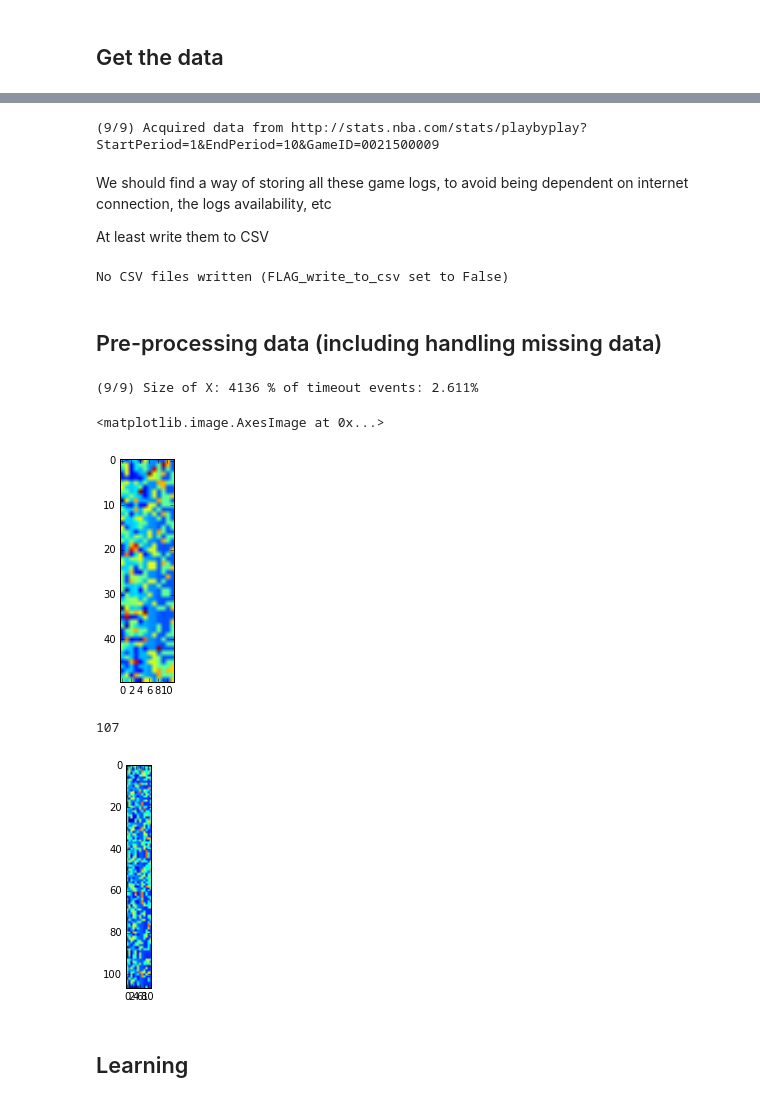
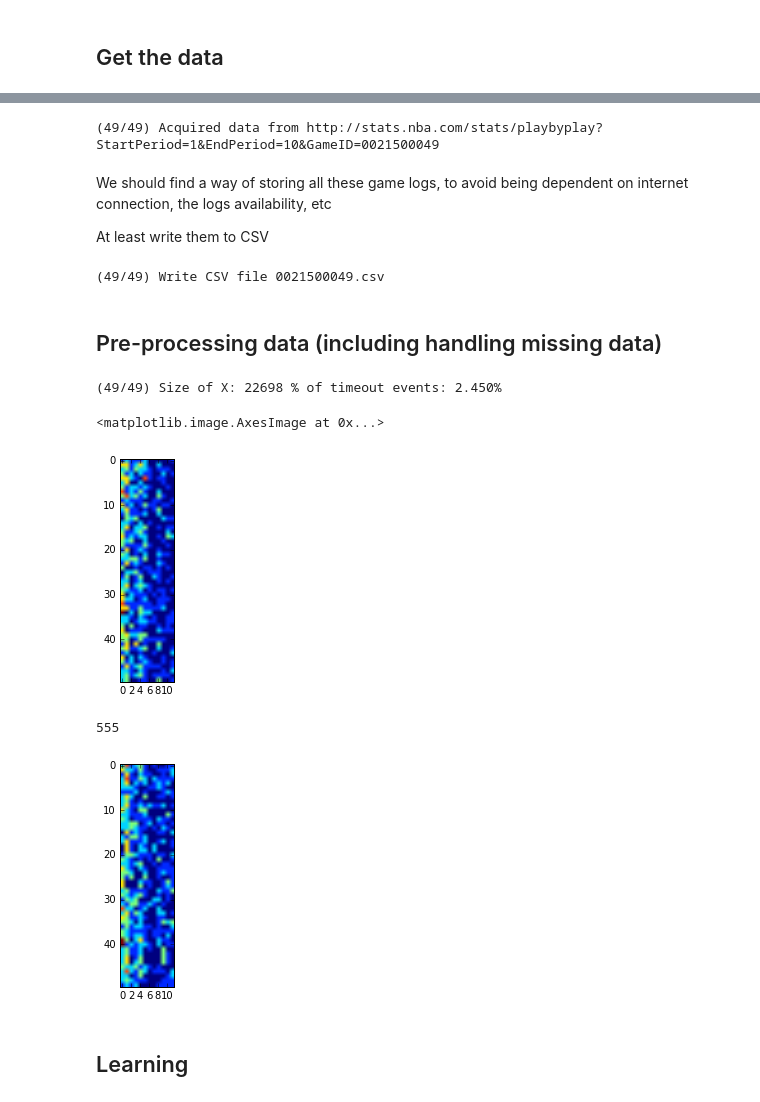
Before and after one commit to joaopcoelho/tiles, a Jupyter notebook: tiles.ipynb, the cells around one changed output, grey strips where cells are left out. Drawn from its saved outputs; the diff is of its cells as text; code cells hidden in the pictures.

```diff
--- a/tiles.ipynb
+++ b/tiles.ipynb
@@ -43,13 +40,15 @@ base_pbp_url = 'http://stats.nba.com/stats/playbyplay?StartPeriod=1&EndPeriod=10
 from tilestools import get_gameID
 
 games = []
-season = 2015
-typ = 'R'
-total_games = 10
+seasons = [2015]
+types = ['R']
+total_games = 50
 
 for num in range(1,total_games):
-    gameid = get_gameID(season, typ, num)
-    games.append(gameid)
+    for seas in seasons:
+        for t in types:
+            gameid = get_gameID(seas, t, num)
+            games.append(gameid)
 
 # complete URL list
 
@@ -74,7 +73,7 @@ for playbyplay_url in pbp_url_list:
     print("({}/{}) Acquired data from {}".format(j, len(pbp_url_list), playbyplay_url))
     sys.stdout.flush()
 # %% [output]
-(9/9) Acquired data from http://stats.nba.com/stats/playbyplay?StartPeriod=1&EndPeriod=10&GameID=0021500009
+(49/49) Acquired data from http://stats.nba.com/stats/playbyplay?StartPeriod=1&EndPeriod=10&GameID=0021500049
 # %% [markdown]
 We should find a way of storing all these game logs, to avoid being dependent on internet connection, the logs availability, etc
 
@@ -85,7 +84,7 @@ At least write them to CSV
 
 import os
 
-FLAG_write_to_csv = False
+FLAG_write_to_csv = True
 
 if FLAG_write_to_csv is True:
     i=0
@@ -95,7 +94,7 @@ if FLAG_write_to_csv is True:
         df_raw_list[i].to_csv(os.path.join(basefolder, filename))
 
         clear_output(wait=True)
-        print("({}/{}) Write CSV file {}".format(i, len(games), filename))
+        print("({}/{}) Write CSV file {}".format(i+1, len(games), filename))
         sys.stdout.flush()
 
         i+=1
@@ -103,7 +102,7 @@ if FLAG_write_to_csv is True:
 else:
     print("No CSV files written (FLAG_write_to_csv set to False)")
 # %% [output]
-No CSV files written (FLAG_write_to_csv set to False)
+(49/49) Write CSV file 0021500049.csv
 # %% [markdown]
 ## Pre-processing data (including handling missing data)
 # %%
@@ -178,7 +177,7 @@ for df_raw in df_raw_list:
     print("({}/{}) Size of X: {} % of timeout events: {:.3f}%".format(j,len(df_raw_list), len(master_X), 100*sum(master_y==1)/len(master_X)))
     sys.stdout.flush()
 # %% [output]
-(9/9) Size of X: 4136 % of timeout events: 2.611%
+(49/49) Size of X: 22698 % of timeout events: 2.450%
 # %%
 # restore natural nomenclature, deleting first line
 
@@ -194,19 +193,19 @@ idx = np.random.choice(range(len(X)), size=N, replace=False)
 plt.imshow(X[idx])
 # %% [output]
 <matplotlib.image.AxesImage at 0x...>
-[figure, old version]
+[figure, new version]
 # %%
 ## Visualize X when it's a timeout event
 
 idx = y==1
-plt.imshow(X[idx])
+plt.imshow(X[idx][:N])
 
 sum(idx)
 
 # need more timeouts! this should show some structure!!!!!
 # %% [output]
-107
+555
-[figure, old version]
+[figure, new version]
 # %% [markdown]
 ## Learning
 # %% [markdown]
```
Also changed, not shown: parts of 23 cells of this notebook, 1 other file.
